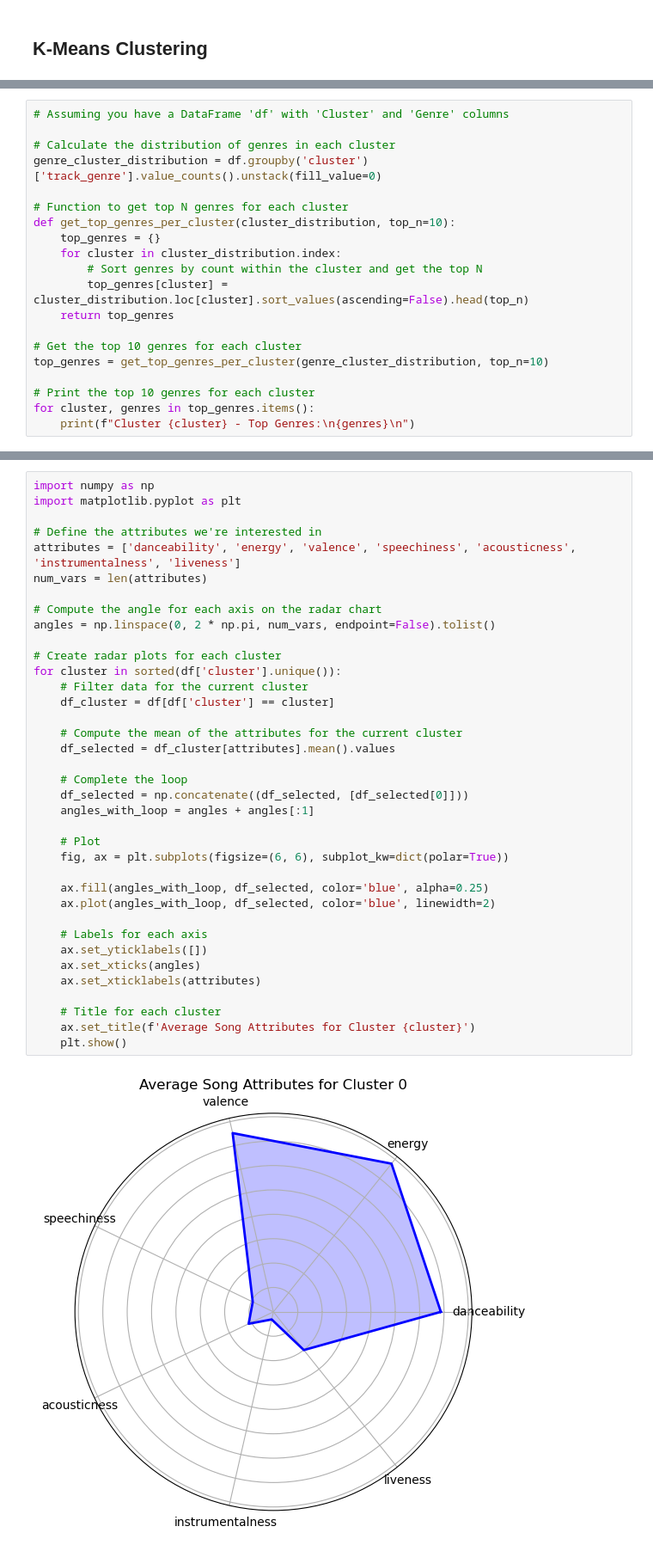
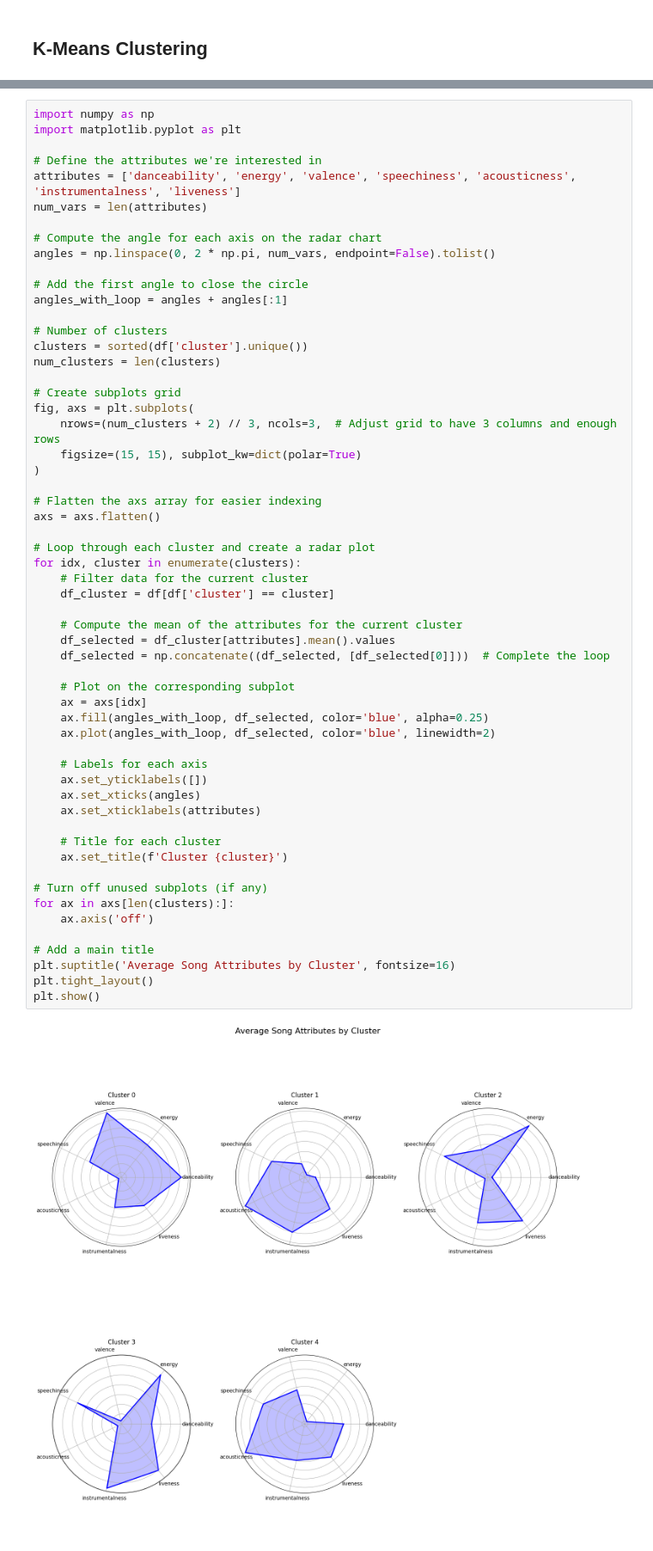
Before and after one commit to Ayafahim/computational_tools_project, a Jupyter notebook: clustering.ipynb, the cells around one changed output, grey strips where cells are left out. Shown at 86% size. Cells and saved outputs as stored; diff of their text form.

Commit message:
changes in datasets & clustering

```diff
--- a/clustering.ipynb
+++ b/clustering.ipynb
@@ -158,20 +148,0 @@ High acousticness (0.60), which is interesting given the higher energy and valen
-# %%
-# Assuming you have a DataFrame 'df' with 'Cluster' and 'Genre' columns
-
-# Calculate the distribution of genres in each cluster
-genre_cluster_distribution = df.groupby('cluster')['track_genre'].value_counts().unstack(fill_value=0)
-
-# Function to get top N genres for each cluster
-def get_top_genres_per_cluster(cluster_distribution, top_n=10):
-    top_genres = {}
-    for cluster in cluster_distribution.index:
-        # Sort genres by count within the cluster and get the top N
-        top_genres[cluster] = cluster_distribution.loc[cluster].sort_values(ascending=False).head(top_n)
-    return top_genres
-
-# Get the top 10 genres for each cluster
-top_genres = get_top_genres_per_cluster(genre_cluster_distribution, top_n=10)
-
-# Print the top 10 genres for each cluster
-for cluster, genres in top_genres.items():
-    print(f"Cluster {cluster} - Top Genres:\n{genres}\n")
@@ -312,39 +330,59 @@ plt.show()
 # %%
 import numpy as np
 import matplotlib.pyplot as plt
 
 # Define the attributes we're interested in
 attributes = ['danceability', 'energy', 'valence', 'speechiness', 'acousticness', 'instrumentalness', 'liveness']
 num_vars = len(attributes)
 
 # Compute the angle for each axis on the radar chart
 angles = np.linspace(0, 2 * np.pi, num_vars, endpoint=False).tolist()
 
-# Create radar plots for each cluster
-for cluster in sorted(df['cluster'].unique()):
+# Add the first angle to close the circle
+angles_with_loop = angles + angles[:1]
+
+# Number of clusters
+clusters = sorted(df['cluster'].unique())
+num_clusters = len(clusters)
+
+# Create subplots grid
+fig, axs = plt.subplots(
+    nrows=(num_clusters + 2) // 3, ncols=3,  # Adjust grid to have 3 columns and enough rows
+    figsize=(15, 15), subplot_kw=dict(polar=True)
+)
+
+# Flatten the axs array for easier indexing
+axs = axs.flatten()
+
+# Loop through each cluster and create a radar plot
+for idx, cluster in enumerate(clusters):
     # Filter data for the current cluster
     df_cluster = df[df['cluster'] == cluster]
 
     # Compute the mean of the attributes for the current cluster
     df_selected = df_cluster[attributes].mean().values
+    df_selected = np.concatenate((df_selected, [df_selected[0]]))  # Complete the loop
 
-    # Complete the loop
-    df_selected = np.concatenate((df_selected, [df_selected[0]]))
-    angles_with_loop = angles + angles[:1]
-
-    # Plot
-    fig, ax = plt.subplots(figsize=(6, 6), subplot_kw=dict(polar=True))
-
+    # Plot on the corresponding subplot
+    ax = axs[idx]
     ax.fill(angles_with_loop, df_selected, color='blue', alpha=0.25)
     ax.plot(angles_with_loop, df_selected, color='blue', linewidth=2)
 
     # Labels for each axis
     ax.set_yticklabels([])
     ax.set_xticks(angles)
     ax.set_xticklabels(attributes)
 
     # Title for each cluster
-    ax.set_title(f'Average Song Attributes for Cluster {cluster}')
-    plt.show()
+    ax.set_title(f'Cluster {cluster}')
+
+# Turn off unused subplots (if any)
+for ax in axs[len(clusters):]:
+    ax.axis('off')
+
+# Add a main title
+plt.suptitle('Average Song Attributes by Cluster', fontsize=16)
+plt.tight_layout()
+plt.show()
 # %% [output]
-[figure, old version]
+[figure, new version]
```
Also changed, not shown: parts of 28 cells of this notebook, 10 other files.
